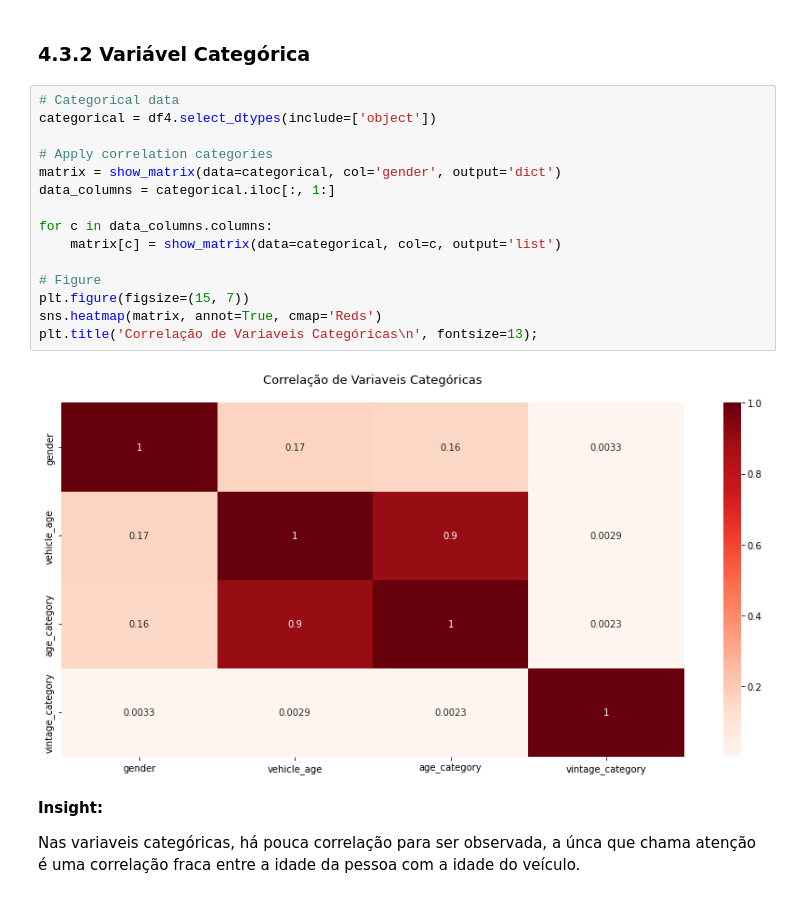
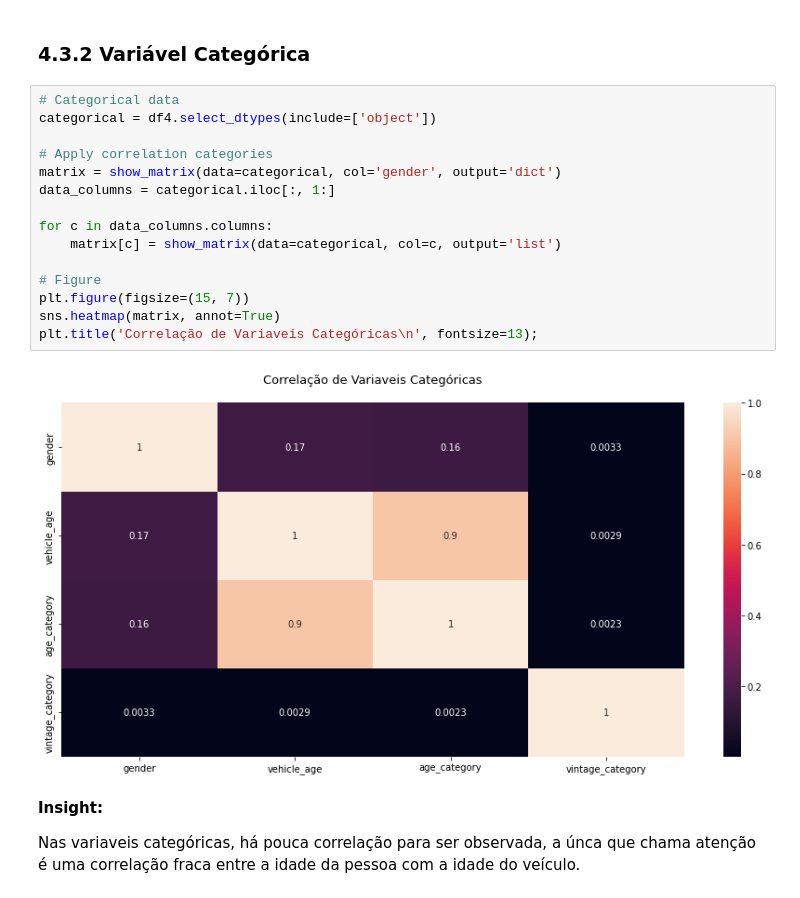
Before and after one commit to Jhonatanslopes/Health-Insurance-Cross-sell, a Jupyter notebook: notebook/notebook.ipynb, the cells around one changed output. Saved outputs shown, nothing was run; the diff lists cells and outputs as text.

Commit message:
update data visualization and finish details

```diff
--- a/notebook/notebook.ipynb
+++ b/notebook/notebook.ipynb
@@ -745,20 +749,20 @@ Sobre a pessoas estar interessada no seguro, há correlação média entre o dan
 # %%
 # Categorical data
 categorical = df4.select_dtypes(include=['object'])
 
 # Apply correlation categories
 matrix = show_matrix(data=categorical, col='gender', output='dict')
 data_columns = categorical.iloc[:, 1:]
 
 for c in data_columns.columns:
     matrix[c] = show_matrix(data=categorical, col=c, output='list')
 
 # Figure
 plt.figure(figsize=(15, 7))
-sns.heatmap(matrix, annot=True, cmap='Reds')
+sns.heatmap(matrix, annot=True)
 plt.title('Correlação de Variaveis Categóricas\n', fontsize=13);
 # %% [output]
-[figure, old version]
+[figure, new version]
 # %% [markdown]
 **Insight:**
 
```
Also changed, not shown: parts of 35 cells of this notebook.
